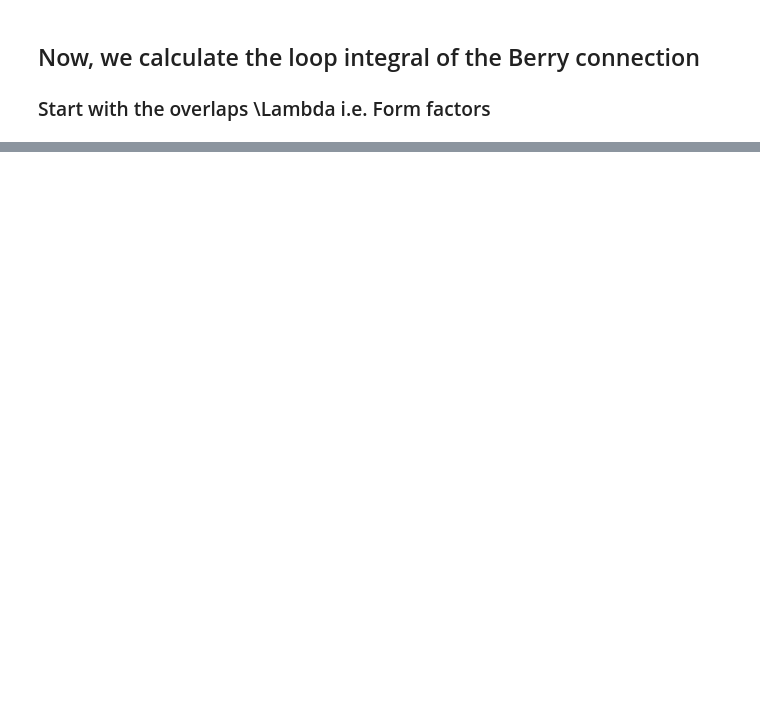
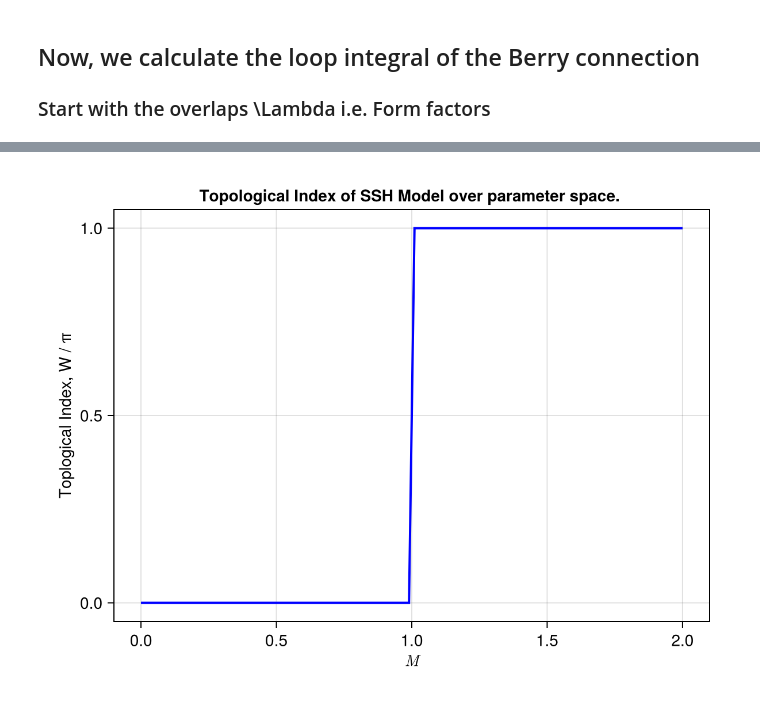
Before and after one commit to nabil-atlam/kagome, a Jupyter notebook: KagomeTransport/notebooks/SSH_Topology.ipynb, the cells around one changed output, grey strips where cells are left out. Saved outputs shown, nothing was run; the diff lists cells and outputs as text; code cells hidden in the pictures; blank space fills up the shorter version.

```diff
--- a/KagomeTransport/notebooks/SSH_Topology.ipynb
+++ b/KagomeTransport/notebooks/SSH_Topology.ipynb
@@ -56,0 +102,4 @@ plot_bands_SSH(M = 0.0)
+# %%
+plot_topological_index_on_parameterspace()
+# %% [output]
+[figure, added]
```
Also changed, not shown: parts of 8 cells of this notebook.
